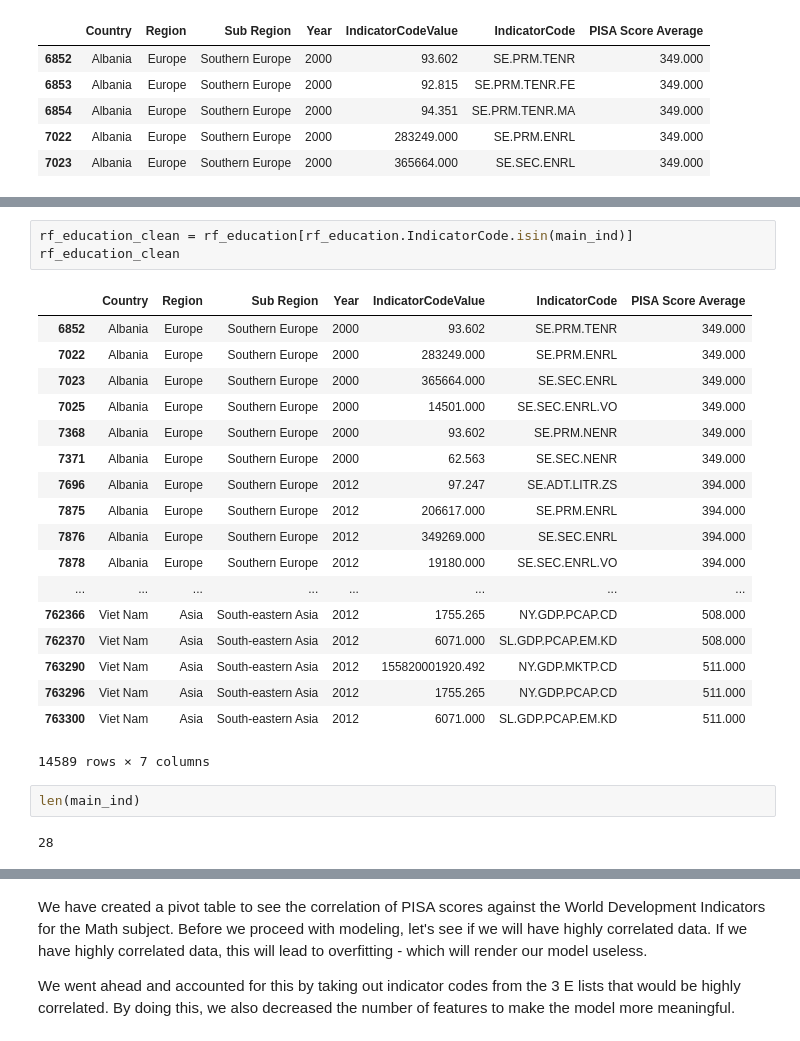
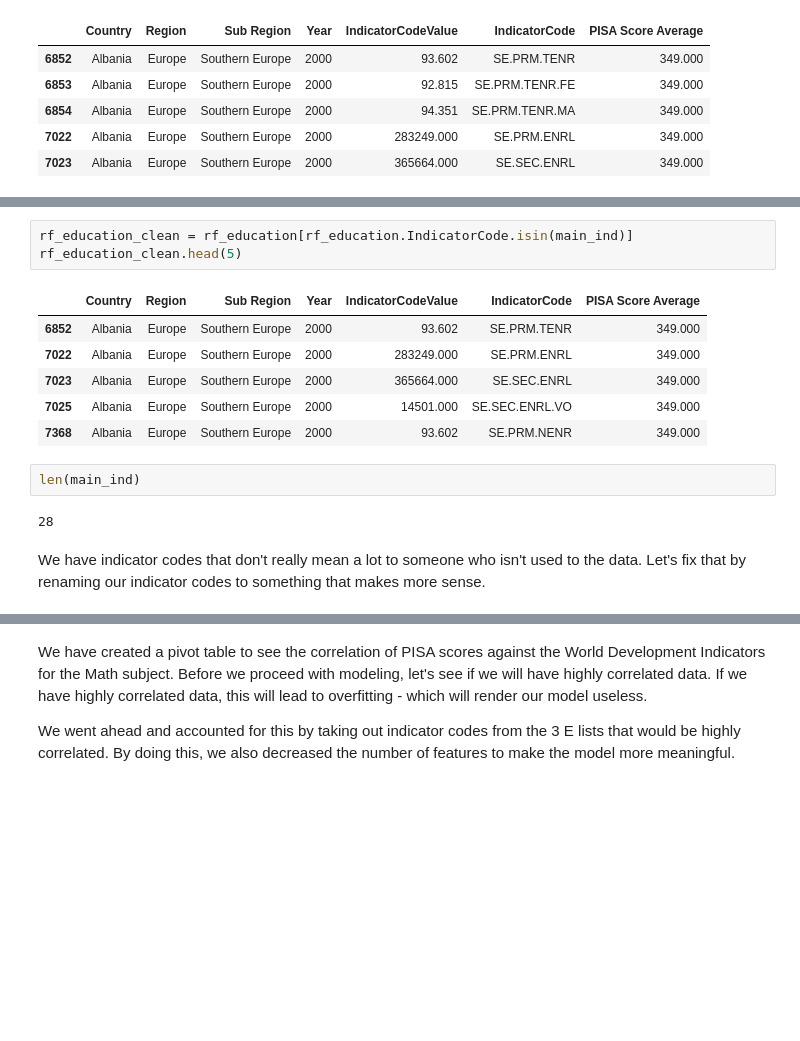
Before and after one commit to Heathocha/The-3-E-s, a Jupyter notebook: The 3 E's-Main.ipynb, the cells around one changed output, grey strips where cells are left out. Saved outputs shown, nothing was run; the diff lists cells and outputs as text; blank space fills up the shorter version.

```diff
--- a/The 3 E's-Main.ipynb
+++ b/The 3 E's-Main.ipynb
@@ -561,29 +436,19 @@ main_ind
 # %%
 rf_education_clean = rf_education[rf_education.IndicatorCode.isin(main_ind)]
-rf_education_clean
+rf_education_clean.head(5)
 # %% [output]
 |  | Country | Region | Sub Region | Year | IndicatorCodeValue | IndicatorCode | PISA Score Average |
 | 6852 | Albania | Europe | Southern Europe | 2000 | 93.602 | SE.PRM.TENR | 349.000 |
 | 7022 | Albania | Europe | Southern Europe | 2000 | 283249.000 | SE.PRM.ENRL | 349.000 |
 | 7023 | Albania | Europe | Southern Europe | 2000 | 365664.000 | SE.SEC.ENRL | 349.000 |
 | 7025 | Albania | Europe | Southern Europe | 2000 | 14501.000 | SE.SEC.ENRL.VO | 349.000 |
 | 7368 | Albania | Europe | Southern Europe | 2000 | 93.602 | SE.PRM.NENR | 349.000 |
-| 7371 | Albania | Europe | Southern Europe | 2000 | 62.563 | SE.SEC.NENR | 349.000 |
-| 7696 | Albania | Europe | Southern Europe | 2012 | 97.247 | SE.ADT.LITR.ZS | 394.000 |
-| 7875 | Albania | Europe | Southern Europe | 2012 | 206617.000 | SE.PRM.ENRL | 394.000 |
-| 7876 | Albania | Europe | Southern Europe | 2012 | 349269.000 | SE.SEC.ENRL | 394.000 |
-| 7878 | Albania | Europe | Southern Europe | 2012 | 19180.000 | SE.SEC.ENRL.VO | 394.000 |
-| ... | ... | ... | ... | ... | ... | ... | ... |
-| 762366 | Viet Nam | Asia | South-eastern Asia | 2012 | 1755.265 | NY.GDP.PCAP.CD | 508.000 |
-| 762370 | Viet Nam | Asia | South-eastern Asia | 2012 | 6071.000 | SL.GDP.PCAP.EM.KD | 508.000 |
-| 763290 | Viet Nam | Asia | South-eastern Asia | 2012 | 155820001920.492 | NY.GDP.MKTP.CD | 511.000 |
-| 763296 | Viet Nam | Asia | South-eastern Asia | 2012 | 1755.265 | NY.GDP.PCAP.CD | 511.000 |
-| 763300 | Viet Nam | Asia | South-eastern Asia | 2012 | 6071.000 | SL.GDP.PCAP.EM.KD | 511.000 |
-14589 rows × 7 columns
 # %%
 len(main_ind)
 # %% [output]
 28
+# %% [markdown]
+We have indicator codes that don't really mean a lot to someone who isn't used to the data.  Let's fix that by renaming our indicator codes to something that makes more sense.
 # %%
 rf_education_clean['IndicatorCode'].replace({'NY.GDP.MKTP.CD':'GDP at market prices',
 'NY.GDP.PCAP.CD':'GDP per capita',
```
Also changed, not shown: parts of 61 cells of this notebook.
